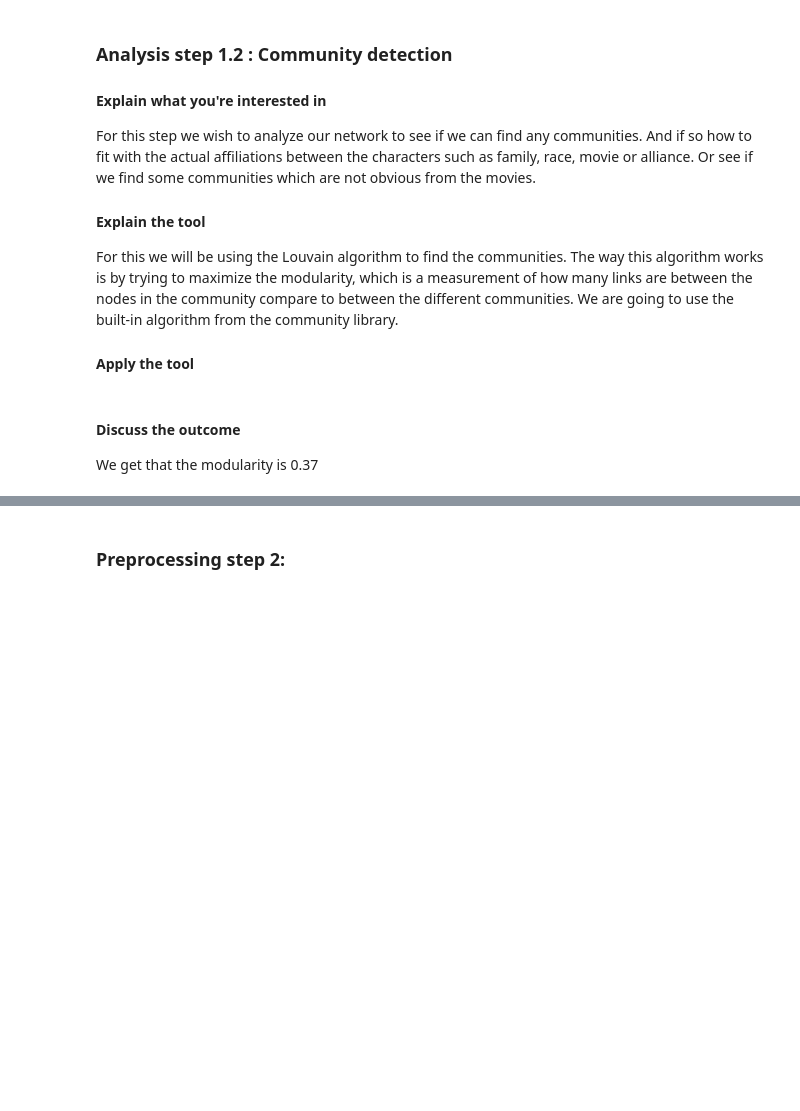
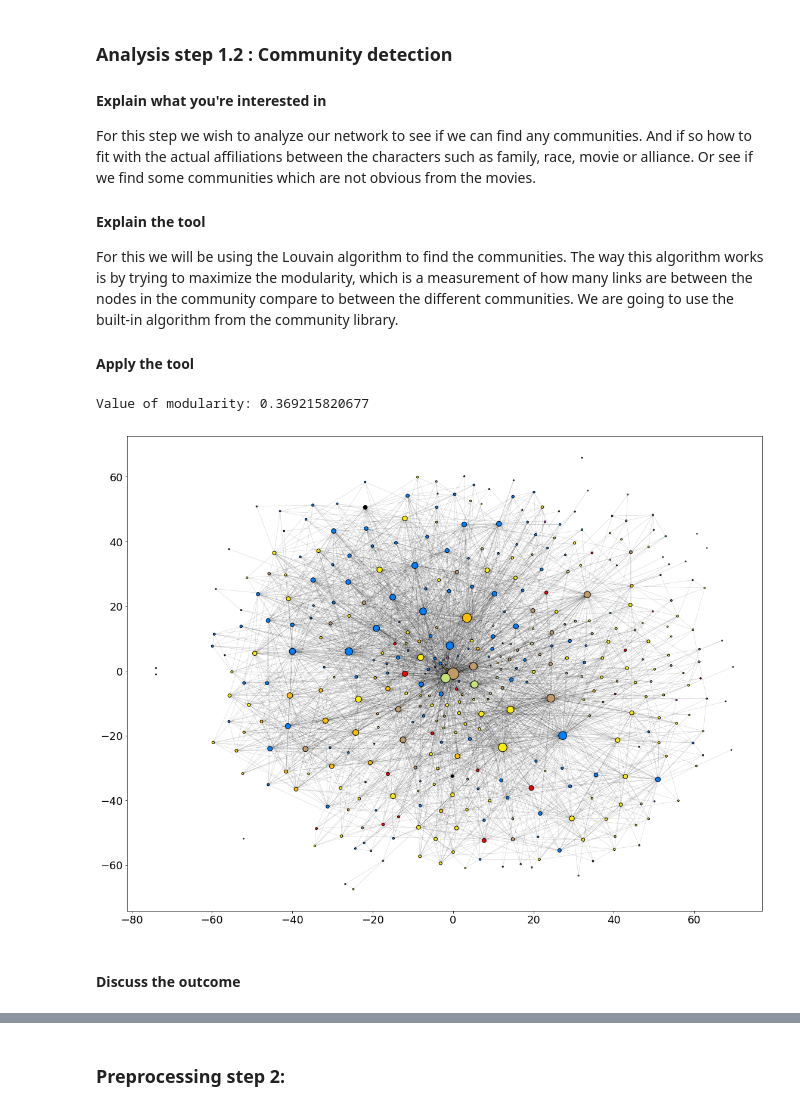
Before and after one commit to JacobPjetursson/Social_Graphs_Wookiepedia, a Jupyter notebook: ExplainersNoteBook.ipynb, the cells around one changed output, grey strips where cells are left out. Saved outputs shown, nothing was run; the diff lists cells and outputs as text; code cells hidden in the pictures; blank space fills up the shorter version.

```diff
--- a/ExplainersNoteBook.ipynb
+++ b/ExplainersNoteBook.ipynb
@@ -230,37 +449,39 @@ rColors = []
 rColors.append("#007FFF")
 rColors.append("#C19A6B")
 rColors.append("#FFBF00")
 rColors.append("#FDEE00")
 rColors.append("#FF0000")
 rColors.append("#C5E17A")
-rColors.append("#000000")
+rColors.append("#C63FDE")
 rColors.append("#00CCCC")
 rColors.append("#000000")
 rColors.append("#000000")
 rColors.append("#000000")
 rColors.append("#000000")
 rColors.append("#000000")
 rColors.append("#000000")
 
 # Create colormap for graph
 colormap = []
 for node in G_undir:
     for i in range(len(communities)):
         com = communities[i]
         if node in com:
             colormap.append(rColors[i])
             break
 
 # Draw the network
 plt.figure(1, figsize=(16, 12))
 light_gray = '#d3d3d3'
 nx.draw_networkx_nodes(G_undir, positions, with_labels=False, nodelist=nodelist, node_color=colormap, edgecolors="black", node_size=sizemap_degree)
 nx.draw_networkx_edges(G_undir, positions, alpha=0.2, edge_color="black", width=0.5, edgelist=edgelist)
 
 plt.show()
+# %% [output]
+Value of modularity: 0.369215820677
+[figure, added]
 # %% [markdown]
 #### Discuss the outcome
-We get that the modularity is 0.37
 # %%
 for com in comDegrees :
     print com[:15]
```
Also changed, not shown: parts of 29 cells of this notebook.
